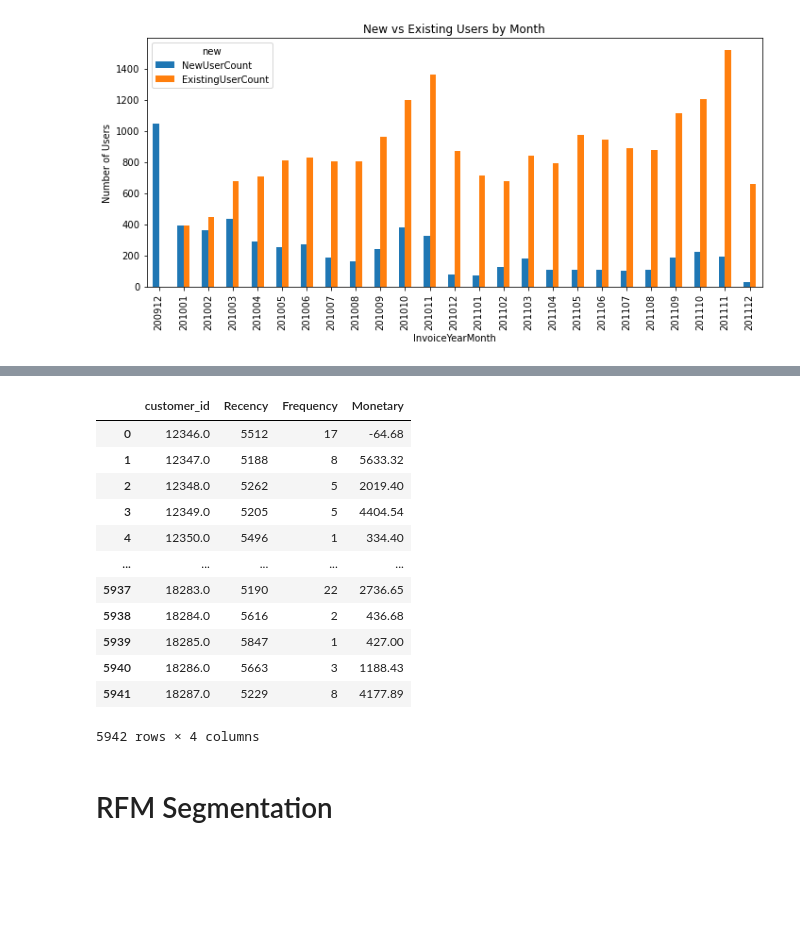
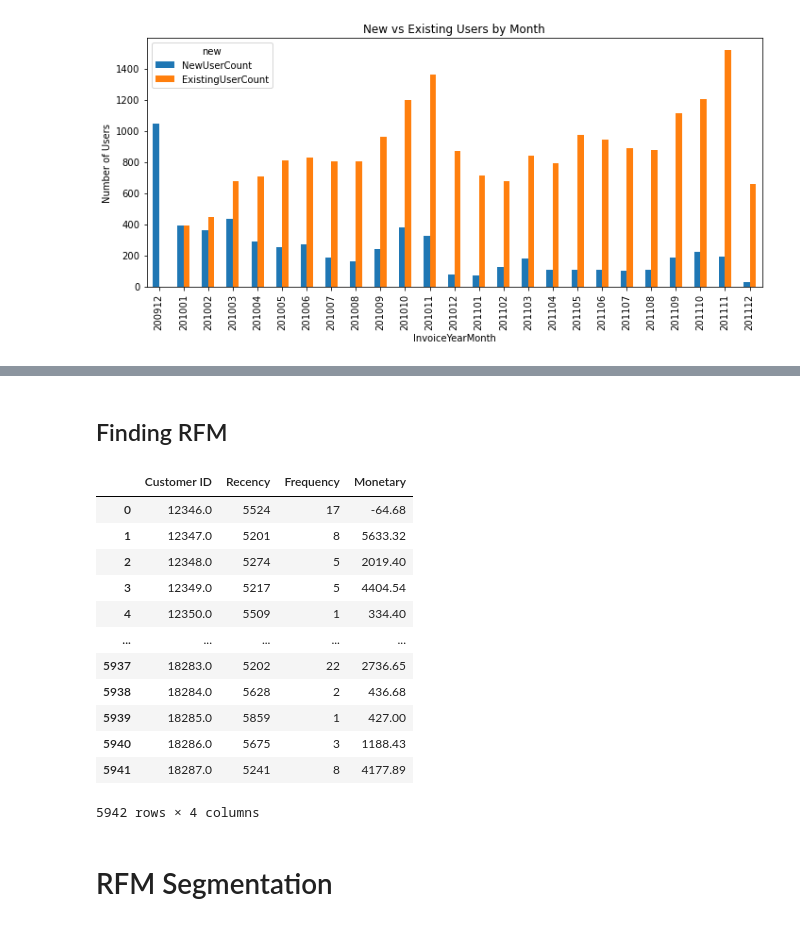
Before and after one commit to jarviscanada/jarvis_data_eng_JasonTieu, a Jupyter notebook: python_data_analytics/retail_data_analytics_wrangling.ipynb, the cells around one changed output, grey strips where cells are left out. Drawn from its saved outputs; the diff is of its cells as text; code cells hidden in the pictures; blank space fills up the shorter version.

```diff
--- a/python_data_analytics/retail_data_analytics_wrangling.ipynb
+++ b/python_data_analytics/retail_data_analytics_wrangling.ipynb
@@ -100,6 +100,6 @@ Alternatively, the LGS IT team also dumped the transactional data into a [CSV fi
 - Rename all columns to upper camelcase or snakecase
 - Convert/cast all columns to the appropriate data types (e.g. datetime)
 # %%
-retail_df = pd.read_csv
+retail_df = pd.read_csv('psql/online_retail_II.csv')
 retail_df.head()
 # %% [output]
@@ -125,6 +114,6 @@ AttributeError: 'function' object has no attribute 'head'
 # %%
-retail_df["total"] = retail_df["quantity"] * retail_df["unit_price"]
-invoice_amount = retail_df.groupby('invoice_no')["total"].sum().reset_index()
+retail_df["total"] = retail_df["Quantity"] * retail_df["Price"]
+invoice_amount = retail_df.groupby('Invoice')["total"].sum().reset_index()
 invoice_amount = invoice_amount[invoice_amount["total"] > 0].sort_values("total", ascending = False)
 invoice_amount.head()
 # %% [output]
@@ -195,8 +176,10 @@ Maximum:168469.60
 # %%
-retail_df["yyyymm"] = retail_df["invoice_date"].dt.strftime("%Y%m").astype(int)
-retail_df["is_cancelled"] = retail_df["invoice_no"].astype(str).str.startswith("C")
-total_invoices = retail_df.groupby("yyyymm")["invoice_no"].nunique().reset_index()
-cancelled_invoices = retail_df[retail_df["is_cancelled"]].groupby("yyyymm")["invoice_no"].nunique().reset_index()
+retail_df["InvoiceDate"] = pd.to_datetime(retail_df["InvoiceDate"])
+
+retail_df["yyyymm"] = retail_df["InvoiceDate"].dt.strftime("%Y%m").astype(int)
+retail_df["is_cancelled"] = retail_df["Invoice"].astype(str).str.startswith("C")
+total_invoices = retail_df.groupby("yyyymm")["Invoice"].nunique().reset_index()
+cancelled_invoices = retail_df[retail_df["is_cancelled"]].groupby("yyyymm")["Invoice"].nunique().reset_index()
 # %%
 merged_invoice = total_invoices.merge(cancelled_invoices, on="yyyymm", how="left")
 merged_invoice
@@ -331,5 +270,5 @@ plt.show()
 # %%
-users = retail_df.groupby("customer_id")["yyyymm"].min().reset_index()
-retail_df = retail_df.merge(users, on="customer_id", how="left")
+users = retail_df.groupby("Customer ID")["yyyymm"].min().reset_index()
+retail_df = retail_df.merge(users, on="Customer ID", how="left")
 retail_df["new"] = retail_df["yyyymm_x"] == retail_df["yyyymm_y"]
 # %%
@@ -374,24 +291,26 @@ Note: To simplify the problem, let's keep all placed and canceled orders.
+# %% [markdown]
+## Finding RFM
 # %%
-R = retail_df.groupby("customer_id")["invoice_date"].max().reset_index()
+R = retail_df.groupby("Customer ID")["InvoiceDate"].max().reset_index()
 today = dt.datetime.now()
-R["Recency"] = (today - R["invoice_date"]).dt.days
-F = retail_df.groupby("customer_id")["invoice_no"].nunique().reset_index(name = "Frequency")
-M = retail_df.groupby("customer_id")["total"].sum().reset_index(name = "Monetary")
-RFM = R.merge(F, on = "customer_id", how = "left").merge(M, on = "customer_id", how = "left").drop(columns=["invoice_date"])
+R["Recency"] = (today - R["InvoiceDate"]).dt.days
+F = retail_df.groupby("Customer ID")["Invoice"].nunique().reset_index(name = "Frequency")
+M = retail_df.groupby("Customer ID")["total"].sum().reset_index(name = "Monetary")
+RFM = R.merge(F, on = "Customer ID", how = "left").merge(M, on = "Customer ID", how = "left").drop(columns=["InvoiceDate"])
 RFM
 # %% [output]
-|  | customer_id | Recency | Frequency | Monetary |
-| 0 | 12346.0 | 5512 | 17 | -64.68 |
-| 1 | 12347.0 | 5188 | 8 | 5633.32 |
-| 2 | 12348.0 | 5262 | 5 | 2019.40 |
-| 3 | 12349.0 | 5205 | 5 | 4404.54 |
-| 4 | 12350.0 | 5496 | 1 | 334.40 |
+|  | Customer ID | Recency | Frequency | Monetary |
+| 0 | 12346.0 | 5524 | 17 | -64.68 |
+| 1 | 12347.0 | 5201 | 8 | 5633.32 |
+| 2 | 12348.0 | 5274 | 5 | 2019.40 |
+| 3 | 12349.0 | 5217 | 5 | 4404.54 |
+| 4 | 12350.0 | 5509 | 1 | 334.40 |
 | ... | ... | ... | ... | ... |
-| 5937 | 18283.0 | 5190 | 22 | 2736.65 |
-| 5938 | 18284.0 | 5616 | 2 | 436.68 |
-| 5939 | 18285.0 | 5847 | 1 | 427.00 |
-| 5940 | 18286.0 | 5663 | 3 | 1188.43 |
-| 5941 | 18287.0 | 5229 | 8 | 4177.89 |
+| 5937 | 18283.0 | 5202 | 22 | 2736.65 |
+| 5938 | 18284.0 | 5628 | 2 | 436.68 |
+| 5939 | 18285.0 | 5859 | 1 | 427.00 |
+| 5940 | 18286.0 | 5675 | 3 | 1188.43 |
+| 5941 | 18287.0 | 5241 | 8 | 4177.89 |
 5942 rows × 4 columns
 # %% [markdown]
 # RFM Segmentation
```
Also changed, not shown: parts of 24 cells of this notebook, 1 other file.
